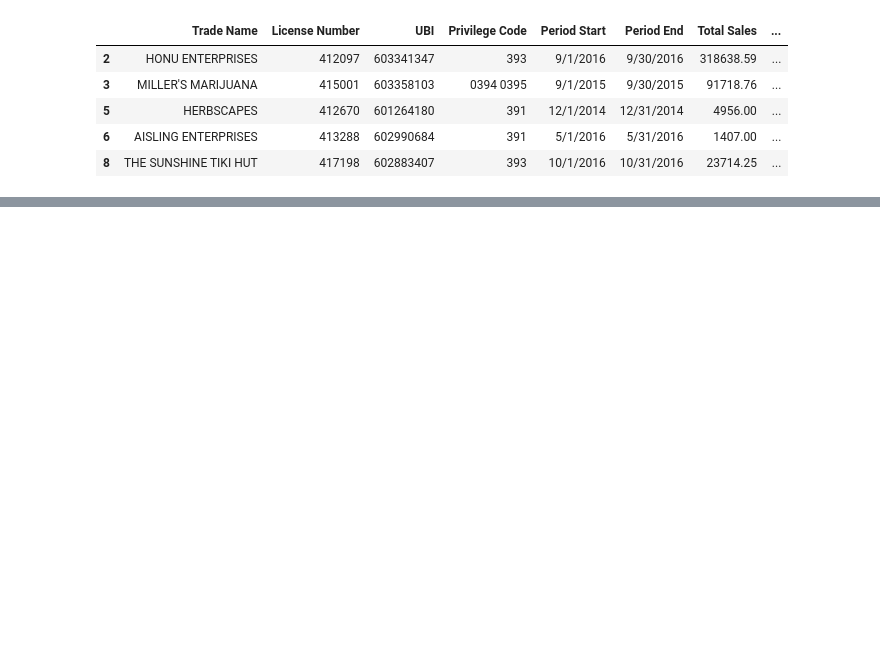
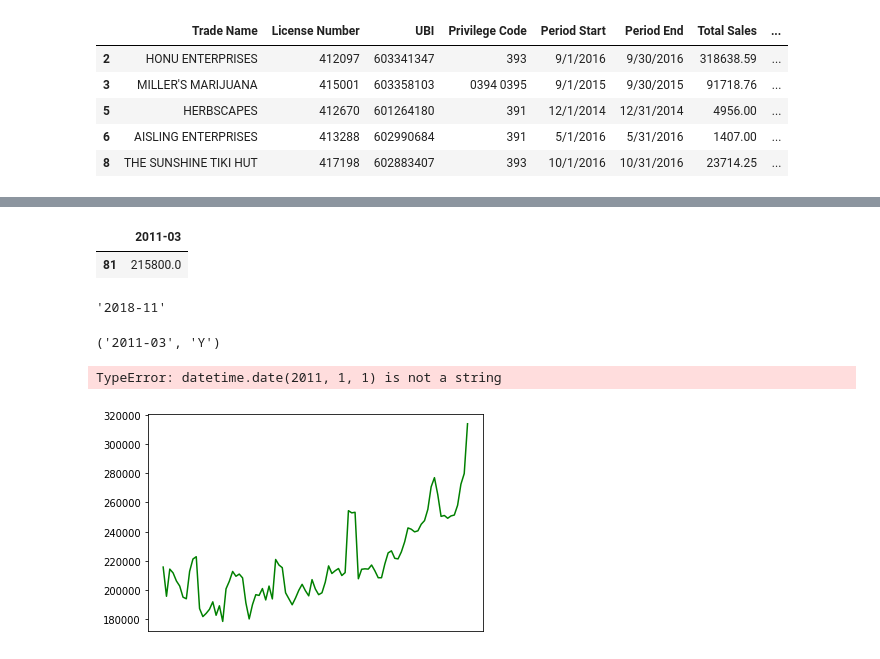
Before and after one commit to chane-d/group-project-one, a Jupyter notebook: Test_Zill.ipynb, the cells around one changed output, grey strips where cells are left out. Drawn from its saved outputs; the diff is of its cells as text; code cells hidden in the pictures; blank space fills up the shorter version.

```diff
--- a/Test_Zill.ipynb
+++ b/Test_Zill.ipynb
@@ -58,0 +121,6 @@ retailers.merge(pot_sales,on='UBI')
+# %%
+cols=df.columns.tolist()
+dates=[datetime.datetime.strptime(ts,'%m/%Y') for ts in cols]
+dates.sort()
+sorteddates=[datetime.datetime.strftime(ts,'%#m/%Y') for ts in dates]
+sorteddates
@@ -58,0 +145,3 @@ retailers.merge(pot_sales,on='UBI')
+# %%
+df=df[sorteddates]
+df
@@ -58,0 +168,3 @@ retailers.merge(pot_sales,on='UBI')
+# %%
+all_sales_hp=df.merge(wa_all_hp,on='Zip')
+all_sales_hp
@@ -58,0 +210,19 @@ retailers.merge(pot_sales,on='UBI')
+# %%
+all_sales_hp.loc[all_sales_hp['Zip']==99218,['2011-03']]
+# %% [output]
+|  | 2011-03 |
+| 81 | 215800.0 |
+# %%
+Zip1=all_sales_hp.loc[all_sales_hp['Zip']==99218,['2011-03','2011-04','2011-05','2011-06','2011-07','2011-08','2011-09','2011-10','2011-11','2011-12','2012-01',
+ '2012-02','2012-03','2012-04','2012-05','2012-06','2012-07','2012-08','2012-09','2012-10','2012-11','2012-12','2013-01','2013-02',
+ '2013-03','2013-04','2013-05','2013-06','2013-07','2013-08','2013-09','2013-10','2013-11','2013-12','2014-01','2014-02','2014-03','2014-04',
+ '2014-05','2014-06','2014-07','2014-08','2014-09','2014-10','2014-11','2014-12','2015-01','2015-02','2015-03','2015-04','2015-05','2015-06',
+ '2015-07','2015-08','2015-09','2015-10','2015-11','2015-12','2016-01','2016-02','2016-03','2016-04','2016-05','2016-06','2016-07',
+ '2016-08','2016-09','2016-10','2016-11','2016-12','2017-01','2017-02','2017-03','2017-04','2017-05','2017-06','2017-07',
+ '2017-08','2017-09','2017-10','2017-11','2017-12','2018-01','2018-02','2018-03','2018-04','2018-05','2018-06','2018-07',
+ '2018-08','2018-09','2018-10','2018-11']].transpose()
+Zip1.reset_index(inplace=True)
+Zip1.head()
+Zip1['index'][92]
+# %% [output]
+'2018-11'
@@ -58,0 +238,26 @@ retailers.merge(pot_sales,on='UBI')
+# %%
+np.datetime64(Zip1['index'][0], 'Y')
+# %% [output]
+('2011-03', 'Y')
+# %%
+years = mdates.YearLocator()   # every year
+months = mdates.MonthLocator()  # every month
+yearsFmt = mdates.DateFormatter('%Y')
+
+# Plot our line that will be used to track a wrestler's wins over the years
+fig,ax=plt.subplots()
+ax.plot(Zip1['index'], Zip1[81] , color="green", label="Zip1")
+
+ax.xaxis.set_major_locator(years)
+ax.xaxis.set_major_formatter(yearsFmt)
+ax.xaxis.set_minor_locator(months)
+
+datemin = np.datetime64(Zip1['index'][0], 'Y')
+datemax = np.datetime64(Zip1['index'][92], 'Y') + np.timedelta64(1, 'Y')
+ax.set_xlim(datemin, datemax)
+
+ax.grid(True)
+plt.show()
+# %% [output]
+TypeError: datetime.date(2011, 1, 1) is not a string
+[figure, added]
```
Also changed, not shown: parts of 27 cells of this notebook, 1 other file.
